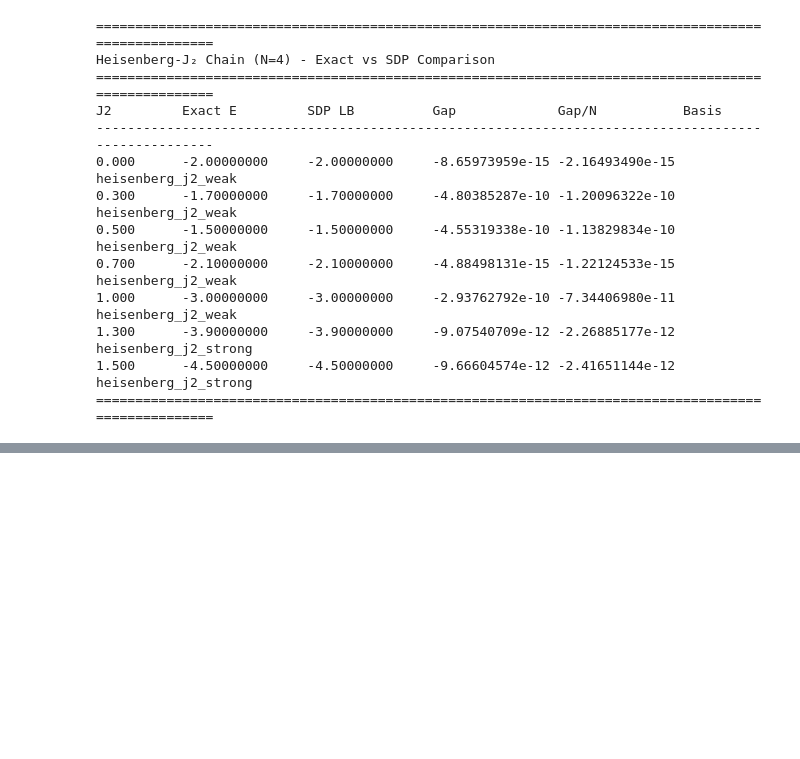
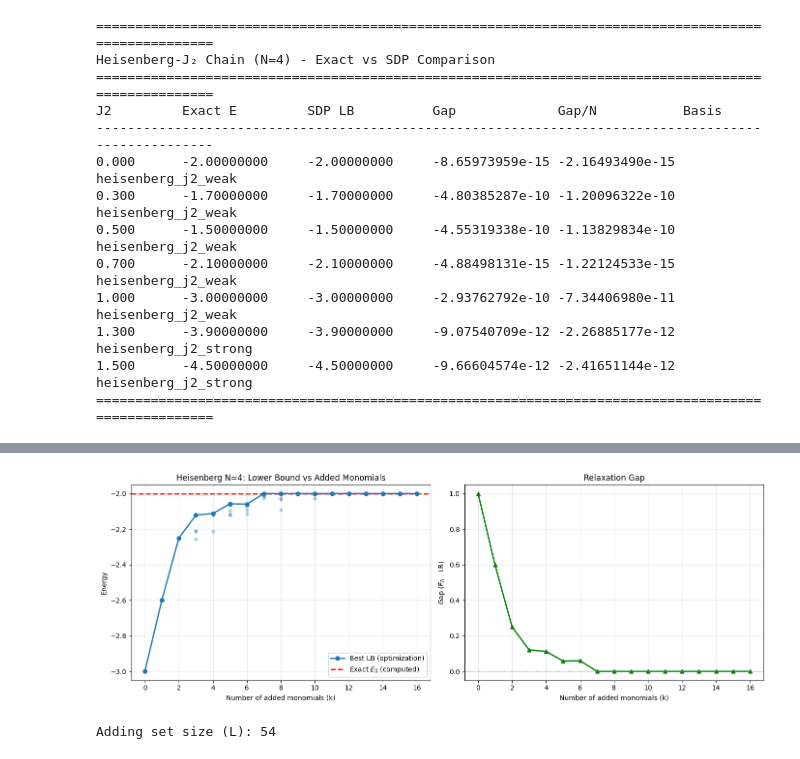
Before and after one commit to Ciscone7/OptimalMomentsNPA, a Jupyter notebook: workflow_demo.ipynb, the cells around one changed output, grey strips where cells are left out. Cells and saved outputs as stored; diff of their text form; code cells hidden in the pictures; blank space fills up the shorter version.

```diff
--- a/workflow_demo.ipynb
+++ b/workflow_demo.ipynb
@@ -235,0 +323,19 @@ General workflow:
+# %%
+# Plot optimization sweep results
+# The function automatically finds the exact ground state energy for comparison
+from plots import plot_optimization_sweep
+
+result = plot_optimization_sweep(
+    model="heisenberg",
+    N=4,
+    boundary="periodic",
+    start_level=1,
+    end_level=2,
+    method="sa",
+    show_seeds=True,  # Show individual seed results as scatter points
+)
+
+print(f"Adding set size (L): {result['L']}")
+# %% [output]
+[figure, added]
+Adding set size (L): 54
```
Also changed, not shown: parts of 19 cells of this notebook, 7 other files.
